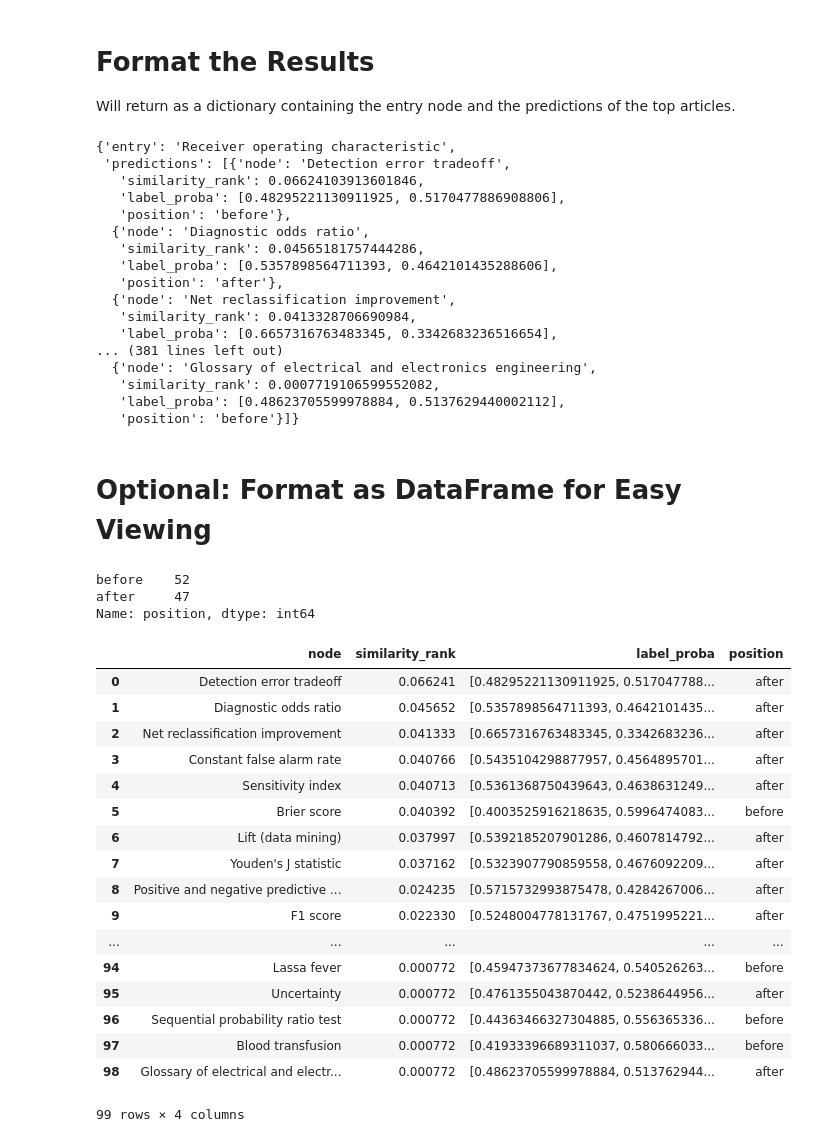
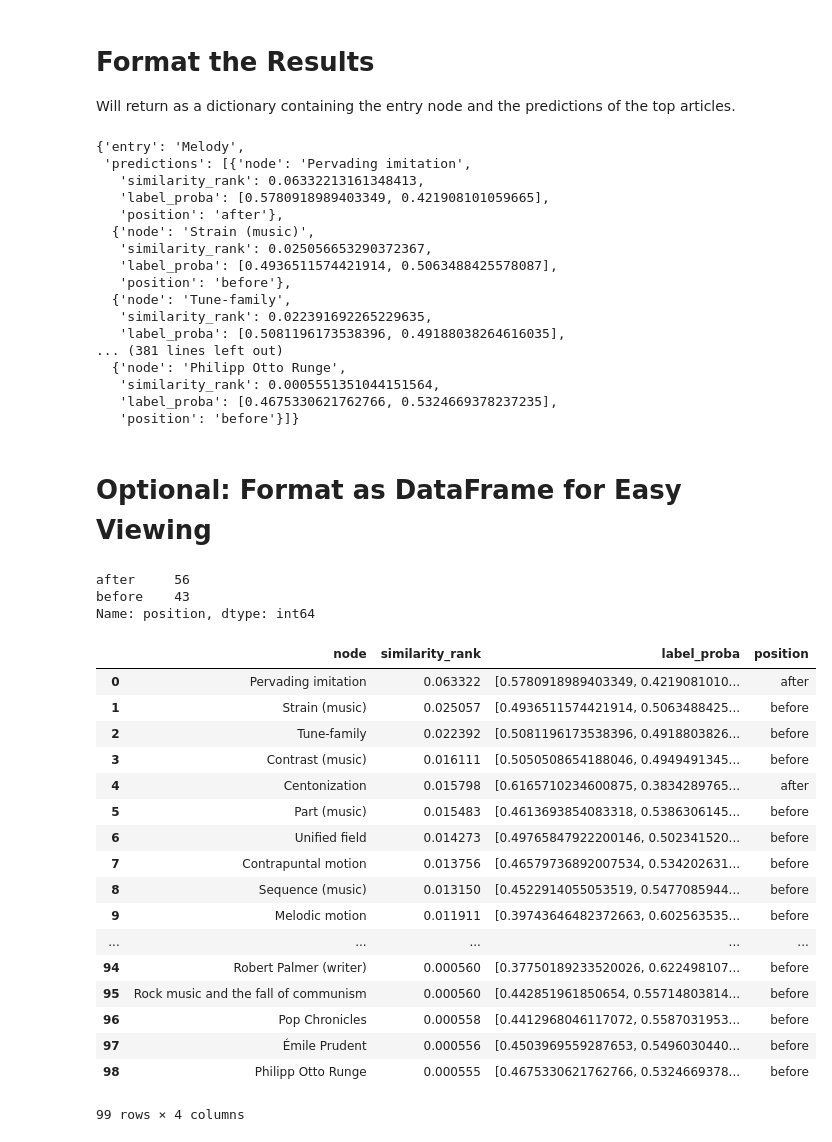
Before and after one commit to QED0711/wiki_learn, a Jupyter notebook: notebooks/prediction_pipeline.ipynb, the cells around one changed output. Drawn from its saved outputs; the diff is of its cells as text; code cells hidden in the pictures.

```diff
--- a/notebooks/prediction_pipeline.ipynb
+++ b/notebooks/prediction_pipeline.ipynb
@@ -32,6 +32,6 @@ with open("../models/xg_model_semisupervised_v2.pkl", "rb") as model:
 
 After initialization, pass as an argument to a new recommender instance
 # %%
-gc = GraphCreator("https://en.wikipedia.org/wiki/Receiver_operating_characteristic")
-
+gc = GraphCreator("https://en.wikipedia.org/wiki/Melody")
+print("Layer 1 nodes:", len(gc.graph.nodes))
 rec = Recommender(gc)
@@ -51,48 +53,48 @@ Will return as a dictionary containing the entry node and the predictions of the
 # %%
 rec.format_results()
 # %% [output]
-{'entry': 'Receiver operating characteristic',
- 'predictions': [{'node': 'Detection error tradeoff',
-   'similarity_rank': 0.06624103913601846,
-   'label_proba': [0.48295221130911925, 0.5170477886908806],
+{'entry': 'Melody',
+ 'predictions': [{'node': 'Pervading imitation',
+   'similarity_rank': 0.06332213161348413,
+   'label_proba': [0.5780918989403349, 0.421908101059665],
+   'position': 'after'},
+  {'node': 'Strain (music)',
+   'similarity_rank': 0.025056653290372367,
+   'label_proba': [0.4936511574421914, 0.5063488425578087],
    'position': 'before'},
-  {'node': 'Diagnostic odds ratio',
-   'similarity_rank': 0.04565181757444286,
-   'label_proba': [0.5357898564711393, 0.4642101435288606],
-   'position': 'after'},
-  {'node': 'Net reclassification improvement',
-   'similarity_rank': 0.0413328706690984,
-   'label_proba': [0.6657316763483345, 0.3342683236516654],
+  {'node': 'Tune-family',
+   'similarity_rank': 0.022391692265229635,
+   'label_proba': [0.5081196173538396, 0.49188038264616035],
 ... (381 lines left out)
-  {'node': 'Glossary of electrical and electronics engineering',
-   'similarity_rank': 0.0007719106599552082,
-   'label_proba': [0.48623705599978884, 0.5137629440002112],
+  {'node': 'Philipp Otto Runge',
+   'similarity_rank': 0.0005551351044151564,
+   'label_proba': [0.4675330621762766, 0.5324669378237235],
    'position': 'before'}]}
 # %% [markdown]
 # Optional: Format as DataFrame for Easy Viewing
 # %%
-recommendations = pd.DataFrame(rec.format_results(decision_threshold=0.47)['predictions'])
+recommendations = pd.DataFrame(rec.format_results(decision_threshold=0.53)['predictions'])
 print(recommendations.position.value_counts())
 recommendations
 # %% [output]
-before    52
-after     47
+after     56
+before    43
 Name: position, dtype: int64
 |  | node | similarity_rank | label_proba | position |
-| 0 | Detection error tradeoff | 0.066241 | [0.48295221130911925, 0.517047788... | after |
-| 1 | Diagnostic odds ratio | 0.045652 | [0.5357898564711393, 0.4642101435... | after |
-| 2 | Net reclassification improvement | 0.041333 | [0.6657316763483345, 0.3342683236... | after |
-| 3 | Constant false alarm rate | 0.040766 | [0.5435104298877957, 0.4564895701... | after |
-| 4 | Sensitivity index | 0.040713 | [0.5361368750439643, 0.4638631249... | after |
-| 5 | Brier score | 0.040392 | [0.4003525916218635, 0.5996474083... | before |
-| 6 | Lift (data mining) | 0.037997 | [0.5392185207901286, 0.4607814792... | after |
-| 7 | Youden's J statistic | 0.037162 | [0.5323907790859558, 0.4676092209... | after |
-| 8 | Positive and negative predictive ... | 0.024235 | [0.5715732993875478, 0.4284267006... | after |
-| 9 | F1 score | 0.022330 | [0.5248004778131767, 0.4751995221... | after |
+| 0 | Pervading imitation | 0.063322 | [0.5780918989403349, 0.4219081010... | after |
+| 1 | Strain (music) | 0.025057 | [0.4936511574421914, 0.5063488425... | before |
+| 2 | Tune-family | 0.022392 | [0.5081196173538396, 0.4918803826... | before |
+| 3 | Contrast (music) | 0.016111 | [0.5050508654188046, 0.4949491345... | before |
+| 4 | Centonization | 0.015798 | [0.6165710234600875, 0.3834289765... | after |
+| 5 | Part (music) | 0.015483 | [0.4613693854083318, 0.5386306145... | before |
+| 6 | Unified field | 0.014273 | [0.49765847922200146, 0.502341520... | before |
+| 7 | Contrapuntal motion | 0.013756 | [0.46579736892007534, 0.534202631... | before |
+| 8 | Sequence (music) | 0.013150 | [0.4522914055053519, 0.5477085944... | before |
+| 9 | Melodic motion | 0.011911 | [0.39743646482372663, 0.602563535... | before |
 | ... | ... | ... | ... | ... |
-| 94 | Lassa fever | 0.000772 | [0.45947373677834624, 0.540526263... | before |
-| 95 | Uncertainty | 0.000772 | [0.4761355043870442, 0.5238644956... | after |
-| 96 | Sequential probability ratio test | 0.000772 | [0.44363466327304885, 0.556365336... | before |
-| 97 | Blood transfusion | 0.000772 | [0.41933396689311037, 0.580666033... | before |
-| 98 | Glossary of electrical and electr... | 0.000772 | [0.48623705599978884, 0.513762944... | after |
+| 94 | Robert Palmer (writer) | 0.000560 | [0.37750189233520026, 0.622498107... | before |
+| 95 | Rock music and the fall of communism | 0.000560 | [0.442851961850654, 0.55714803814... | before |
+| 96 | Pop Chronicles | 0.000558 | [0.4412968046117072, 0.5587031953... | before |
+| 97 | Émile Prudent | 0.000556 | [0.4503969559287653, 0.5496030440... | before |
+| 98 | Philipp Otto Runge | 0.000555 | [0.4675330621762766, 0.5324669378... | before |
 99 rows × 4 columns
```
Also changed, not shown: parts of 2 cells of this notebook, 1 other file.
